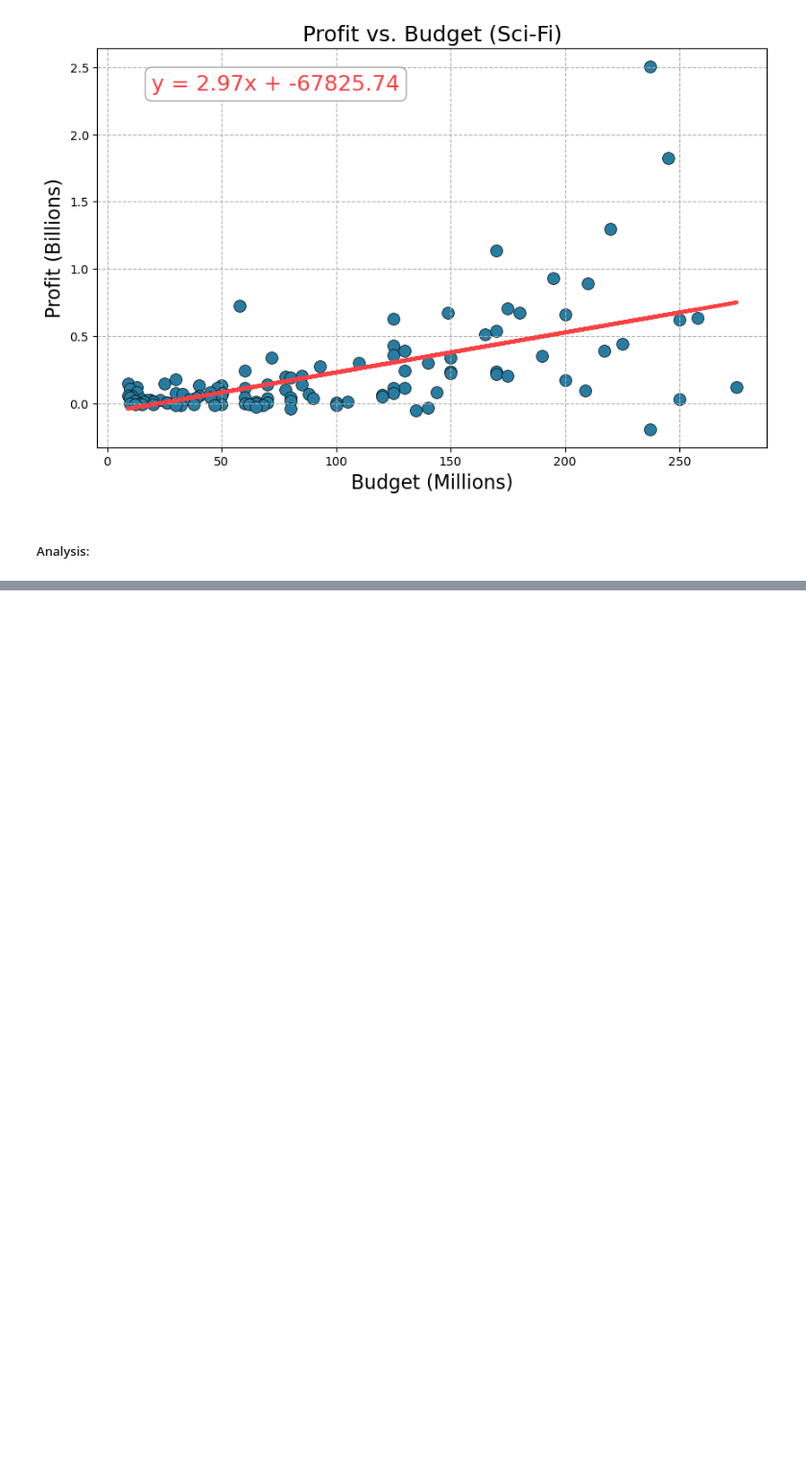
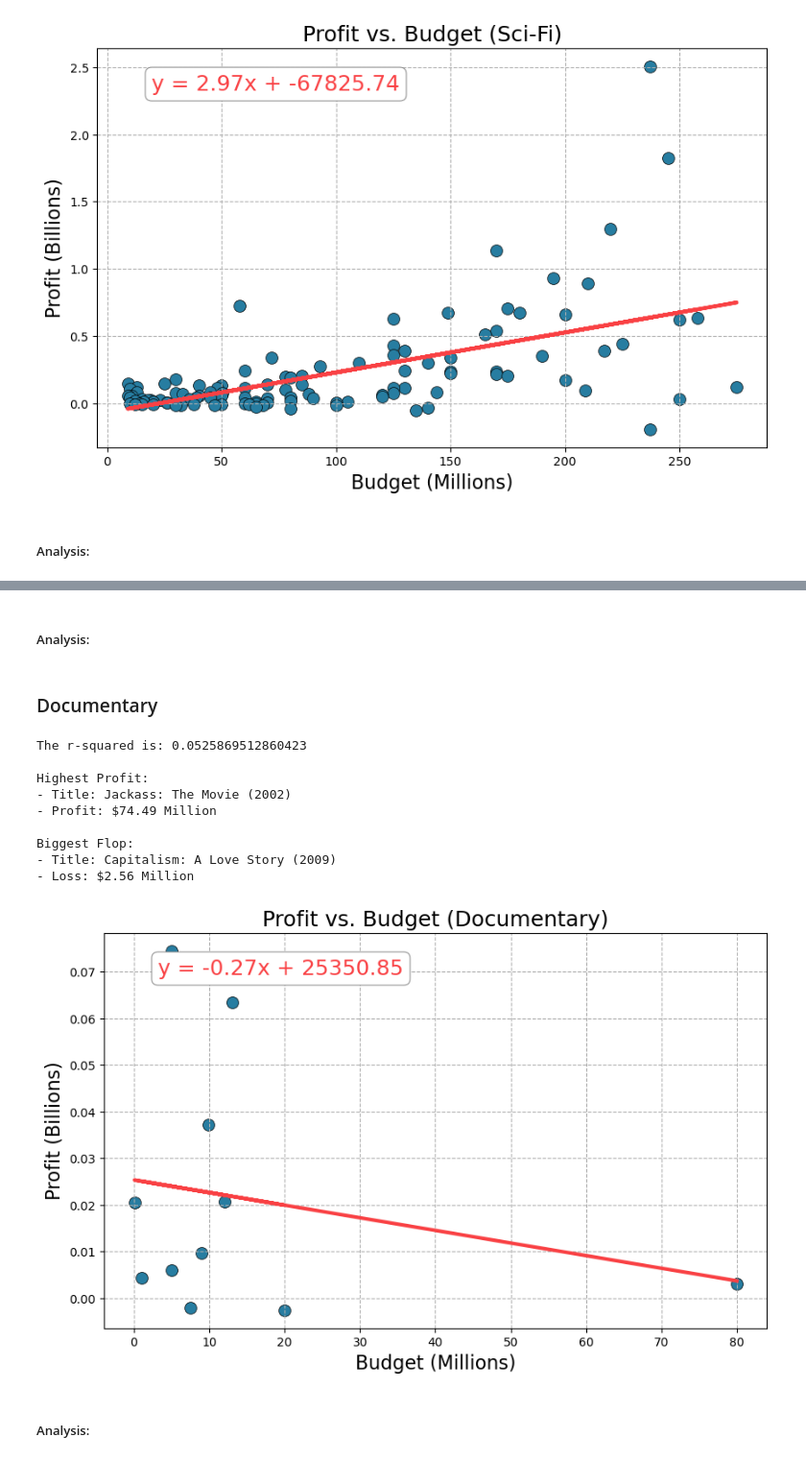
Before and after one commit to andrew-m-vick/project-1-group-18, a Jupyter notebook: Andrew-DS-1/Project1_Base_VICK.ipynb, the cells around one changed output, grey strips where cells are left out. Shown at 96% size. Drawn from its saved outputs; the diff is of its cells as text; code cells hidden in the pictures; blank space fills up the shorter version.

```diff
--- a/Andrew-DS-1/Project1_Base_VICK.ipynb
+++ b/Andrew-DS-1/Project1_Base_VICK.ipynb
@@ -284,0 +300,19 @@ Biggest Flop:
+# %% [markdown]
+##### Analysis:
+# %% [markdown]
+### Documentary
+# %%
+create_linear_regression_plot_genre(df, 'Budget_$', 'profit', 'Budget', 'Profit', 'Profit vs. Budget', 'Documentary')
+# %% [output]
+The r-squared is: 0.0525869512860423
+
+Highest Profit:
+- Title: Jackass: The Movie (2002)
+- Profit: $74.49 Million
+
+Biggest Flop:
+- Title: Capitalism: A Love Story (2009)
+- Loss: $2.56 Million
+[figure, added]
+# %% [markdown]
+##### Analysis:
```
Also changed, not shown: parts of 3 cells of this notebook.
